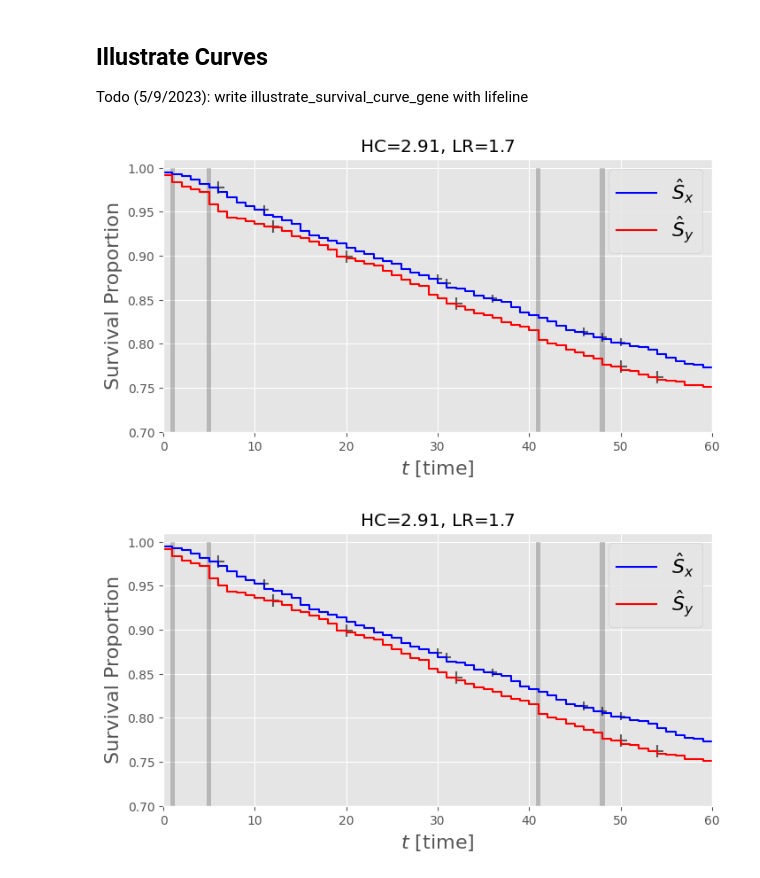
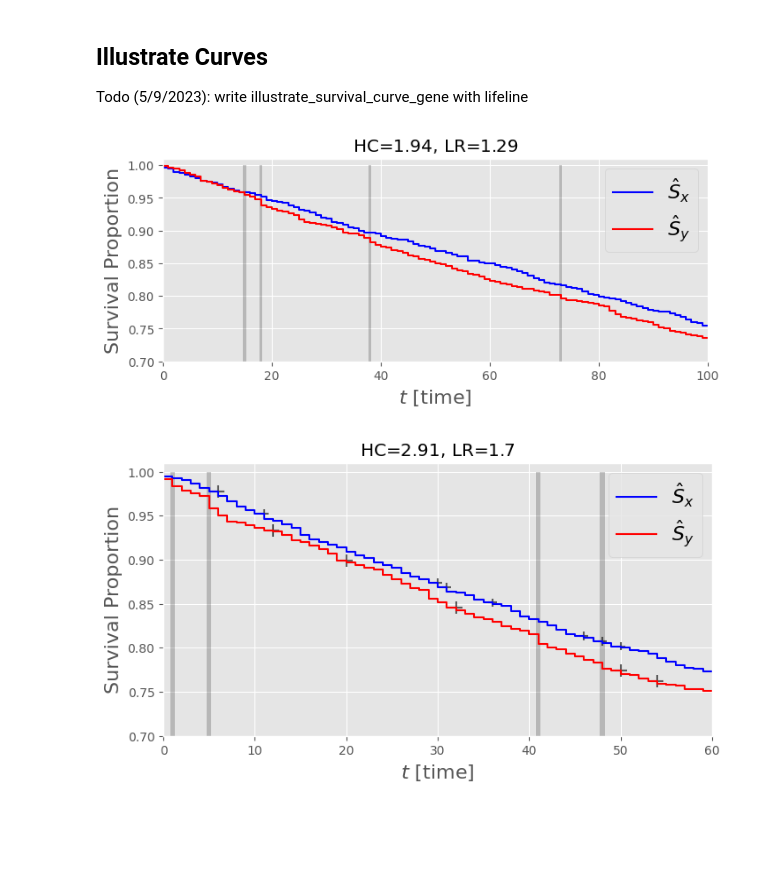
Before and after one commit to alonkipnis/HCHG, a Jupyter notebook: illustrate_surival_curve.ipynb, the cells around one changed output. Cells and saved outputs as stored; diff of their text form; code cells hidden in the pictures; blank space fills up the shorter version.

```diff
--- a/illustrate_surival_curve.ipynb
+++ b/illustrate_surival_curve.ipynb
@@ -33,7 +32,6 @@ def illustrate_survival_curve(Nt1, Nt2, Ot1, Ot2, Ct1, Ct2, stbl=True,
                                show_HCT=True, randomize_HC=False):
 
     stats = evaluate_test_stats(Nt1, Nt2, Ot1, Ot2, stbl=stbl, randomize=randomize_HC)
-    stats_rev = evaluate_test_stats(Nt2, Nt1, Ot2, Ot1, stbl=stbl, randomize=randomize_HC)
 
     pvals = multi_pvals(Nt1, Nt2, Ot1, Ot2, randomize=False)
     pvals_rev = multi_pvals(Nt2, Nt1, Ot2, Ot1, randomize=False)
@@ -85,41 +83,39 @@ def illustrate_survival_curve(Nt1, Nt2, Ot1, Ot2, Ct1, Ct2, stbl=True,
     return df_disp, dfg
 # %%
 output_dir = "/Users/kipnisal/Dropbox/Apps/Overleaf/Survival Analysis with Sensitivity to Possible Rare and Weak Differences/"
-#output_dir = "./"
+output_dir = "./"
 # %%
-T = 60
+T = 100
 N1 = 1500
 N2 = 1500
-eps = 0.1
-lam_bar = .25
+eps = 0.05
+lam_bar = 0.3
 lam0 = lam_bar / T * np.ones(T)
-lamc = 0.1
+lamc = 0
 r = 1
-Nt1, Nt2, Ot1, Ot2  = sample_survival_poisson_censorship(T, N1, N2, lam0, lamc, eps, r)
+Nt1, Nt2, Ot1, Ot2 = sample_survival_poisson_censorship(T, N1, N2, lam0, lamc, eps, r)
 Ct1 = np.zeros_like(Nt1)
 Ct2 = np.zeros_like(Nt2)
 Ct1[:-1] = -np.diff(Nt1) - Ot1[:-1]
 Ct2[:-1] = -np.diff(Nt2) - Ot2[:-1]
 
-plt.rcParams['figure.figsize'] =  [8, 4]
+plt.rcParams['figure.figsize'] =  [8, 3]
 mpl.style.use('ggplot')
 
 df_small, df_all = illustrate_survival_curve(Nt1, Nt2, Ot1, Ot2,
                                      Ct1, Ct2, stbl=False,
                                      show_HCT=True)
 #plt.title("Hi")
 plt.xlim((0,T))
 #plt.ylim((0.3,1))
 #plt.xticklabel(fontsize=16)
 #plt.savefig(output_dir + 'Figs/survival_curve_exm_new.png')
 plt.ylabel("Survival Proportion", fontsize=16)
 plt.ylim((0.7,1.01))
-#plt.savefig(output_dir + 'Figs/survival_curve_exm_new.png')
+plt.savefig(output_dir + 'Figs/survival_curve_exm_4_hotspots.png')
 plt.show()
-
-plt.show()
 # %% [output]
-[figure, old version]
+[figure, new version]
 # %%
 df_small, df_all = illustrate_survival_curve(Nt1, Nt2, Ot1, Ot2,
                                      Ct1, Ct2, stbl=False,
```
Also changed, not shown: parts of 1 cell of this notebook, 16 other files.
